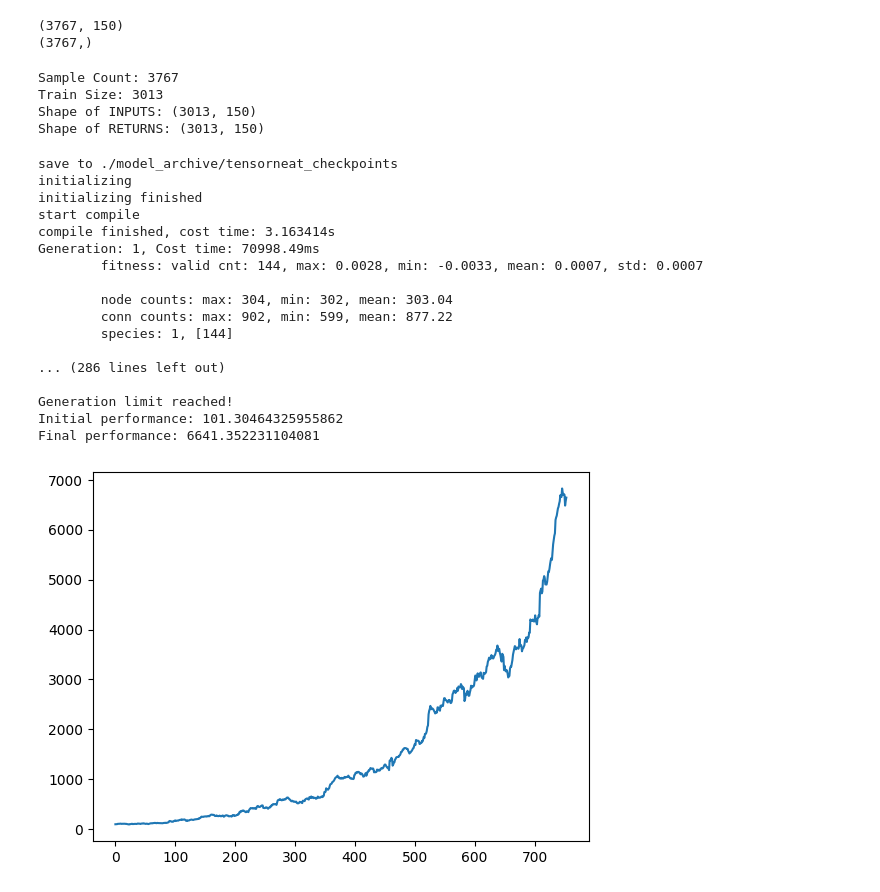
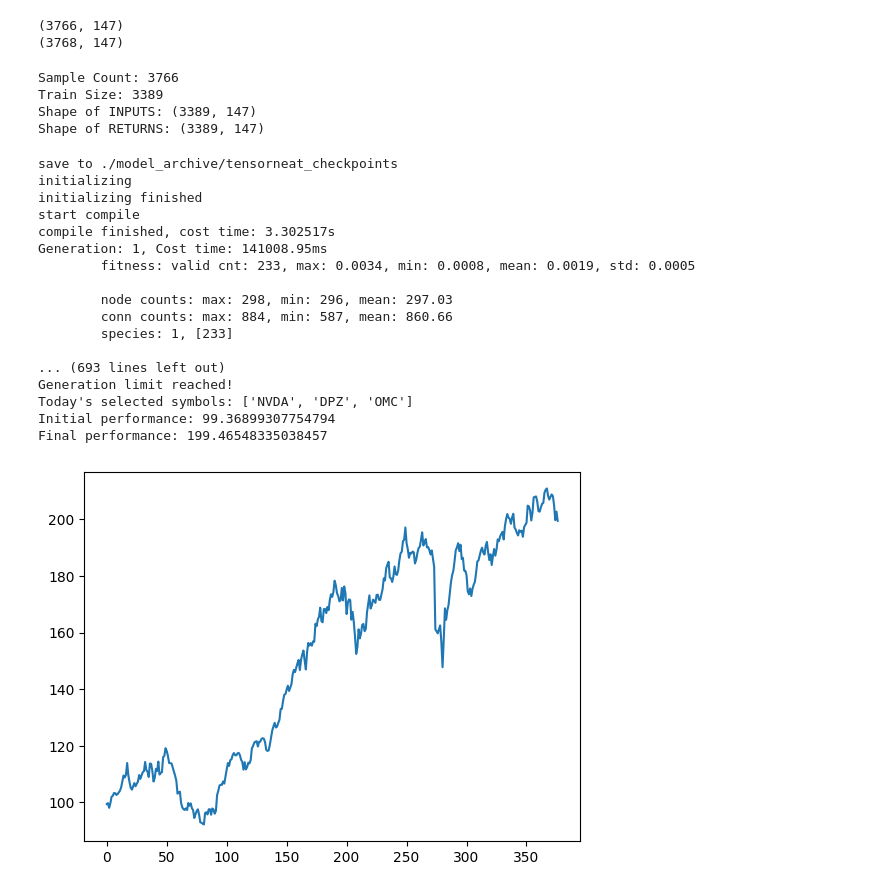
Before and after one commit to nickwilliamsdev/treetrader, a Jupyter notebook: tensorneat_ranknet.ipynb, the cells around one changed output. Cells and saved outputs as stored; diff of their text form; code cells hidden in the pictures.

```diff
--- a/tensorneat_ranknet.ipynb
+++ b/tensorneat_ranknet.ipynb
@@ -4,6 +4,17 @@ import tensorneat as tn
 import jax.numpy as jnp
 import pandas as pd
 # %%
+# get all the symbols we can pull live data for
+import os
+
+# Path to the directory
+directory_path = "hist_data/stocks/single"
+
+# List all files in the directory
+files = os.listdir(directory_path)
+
+live_syms = [file.split('_')[0] for file in files]
+
 # drop nans split by symbol and join on date
 file_path = "hist_data/stocks/sp500_stocks.csv"  # Update this path if needed
 df = pd.read_csv(file_path)
@@ -17,7 +28,7 @@ merged_df = symbol_dfs[symbols[0]].set_index('Date')
 
 for symbol in symbols[1:]:
     symbol_data = symbol_dfs[symbol].set_index('Date')
-    if (len(symbol_data) == 3768):
+    if (len(symbol_data) == 3768 and symbol in live_syms):
         merged_df = merged_df.join(symbol_data, how='inner', rsuffix=f"_{symbol}")
 
 tensorneat_input = merged_df.to_numpy()
@@ -49,7 +60,7 @@ Date                                                        ...
 # create a target array
 
 close_columns = [col for col in merged_df.columns if col.split('_')[0] == 'Close']
-
+open_columns = [col for col in merged_df.columns if col.split('_')[0] == 'Open']
 # features and target prep
 '''
 feature_df = merged_df[close_columns].copy()
@@ -63,17 +74,17 @@ print(feature_df.values.shape)
 '''
 
 # shift target and adjust features accordingly
-target = merged_df[close_columns].pct_change().shift(-1).values[:-1,:]
-features = merged_df[close_columns].pct_change().values[1:,:]
+target = merged_df[open_columns].pct_change().shift(-1).values[:-2,:]
+features = merged_df[open_columns].pct_change().values
 print(target.shape)
 
-print(jnp.argmax(target, axis=1).shape)
+print(features.shape)
 # %% [output]
-(3767, 150)
-(3767,)
+(3766, 147)
+(3768, 147)
 # %%
 import jax.numpy as jnp
-train_test_split = 0.8
+train_test_split = 0.9
 
 sample_count = target.shape[0]
 print(f"Sample Count: {sample_count}")
@@ -87,10 +98,10 @@ RETURNS = target[:train_size, :]
 print(f"Shape of INPUTS: {INPUTS.shape}")
 print(f"Shape of RETURNS: {RETURNS.shape}")
 # %% [output]
-Sample Count: 3767
-Train Size: 3013
-Shape of INPUTS: (3013, 150)
-Shape of RETURNS: (3013, 150)
+Sample Count: 3766
+Train Size: 3389
+Shape of INPUTS: (3389, 147)
+Shape of RETURNS: (3389, 147)
 # %%
 import jax, jax.numpy as jnp
 from tensorneat.problem.base import BaseProblem
@@ -190,7 +203,7 @@ class TradingProblemTopK(BaseProblem):
   def output_shape(self):
     return (1,)
 
-  def evaluate(self, state, randkey, act_func, params, k=5):
+  def evaluate(self, state, randkey, act_func, params, k=3):
       # Get the network's outputs for all inputs
       actions = jax.vmap(act_func, in_axes=(None, None, 0))(state, params, INPUTS)
 
@@ -204,12 +217,10 @@ class TradingProblemTopK(BaseProblem):
       rewards = jnp.take_along_axis(RETURNS, topk_indices, axis=1)
 
       # Calculate the weighted reward
-      weighted_rewards = jnp.sum(softmax_weights * rewards, axis=1)
-
-      # Return the mean reward
+      weighted_rewards = jnp.sum(rewards, axis=1)
       return jnp.mean(weighted_rewards)
 
-  def show(self, state, randkey, act_func, params, k=5, *args, **kwargs):
+  def show(self, state, randkey, act_func, params, k=3, *args, **kwargs):
       # Get actions as a host numpy array
       actions = jax.vmap(act_func, in_axes=(None, None, 0))(state, params, TEST_INPUTS)
 
@@ -229,7 +240,9 @@ class TradingProblemTopK(BaseProblem):
       # Calculate performance based on top-k weighted rewards
       perf = 100.0
       perf_hist = []
-      for i in range(len(topk_indices_np)):
+      todays_syms = [live_syms[i] for i in topk_indices_np[-1]]
+      print("Today's selected symbols:", todays_syms)
+      for i in range(len(topk_indices_np)-2):
           # Gather the rewards for the top-k indices
           rewards = returns_np[i, topk_indices_np[i]]
 
@@ -260,8 +273,8 @@ from tensorneat import algorithm
 # Construct the pipeline and run
 pipeline = Pipeline(
     algorithm=NEAT(
-        pop_size=144,
-        species_size=8,
+        pop_size=233,
+        species_size=13,
         survival_threshold=0.1,
         compatibility_threshold=0.8,
         genome=DefaultGenome(
@@ -281,44 +294,44 @@ pipeline = Pipeline(
             conn_gene=DefaultConn(
                 weight_init_mean=0.0,
                 weight_init_std=0.1,
                 weight_mutate_power=0.05,
                 weight_replace_rate=0.0,
                 weight_mutate_rate=0.001,
             ),
             output_transform=ACT.tanh,
         ),
     ),
-    problem=TradingProblem(),
-    generation_limit=42,
-    fitness_target=.01,
+    problem=TradingProblemTopK(),
+    generation_limit=100,
+    fitness_target=.1,
     seed=42,
     is_save=True,
     save_dir="./model_archive/tensorneat_checkpoints"
 )
 
 # initialize state
 state = pipeline.setup()
 # run until terminate
 state, best = pipeline.auto_run(state)
 # show result
 pipeline.show(state, best)
 state.save("./model_archive/tensorneat_checkpoints/evolving_state.pkl")
 # %% [output]
 save to ./model_archive/tensorneat_checkpoints
 initializing
 initializing finished
 start compile
-compile finished, cost time: 3.163414s
-Generation: 1, Cost time: 70998.49ms
-        fitness: valid cnt: 144, max: 0.0028, min: -0.0033, mean: 0.0007, std: 0.0007
+compile finished, cost time: 3.302517s
+Generation: 1, Cost time: 141008.95ms
+        fitness: valid cnt: 233, max: 0.0034, min: 0.0008, mean: 0.0019, std: 0.0005
 
-        node counts: max: 304, min: 302, mean: 303.04
-        conn counts: max: 902, min: 599, mean: 877.22
-        species: 1, [144]
+        node counts: max: 298, min: 296, mean: 297.03
+        conn counts: max: 884, min: 587, mean: 860.66
+        species: 1, [233]
 
-... (286 lines left out)
-
+... (693 lines left out)
 Generation limit reached!
-Initial performance: 101.30464325955862
-Final performance: 6641.352231104081
+Today's selected symbols: ['NVDA', 'DPZ', 'OMC']
+Initial performance: 99.36899307754794
+Final performance: 199.46548335038457
-[figure, old version]
+[figure, new version]
```
Also changed, not shown: parts of 9 cells of this notebook, 4 other files.
